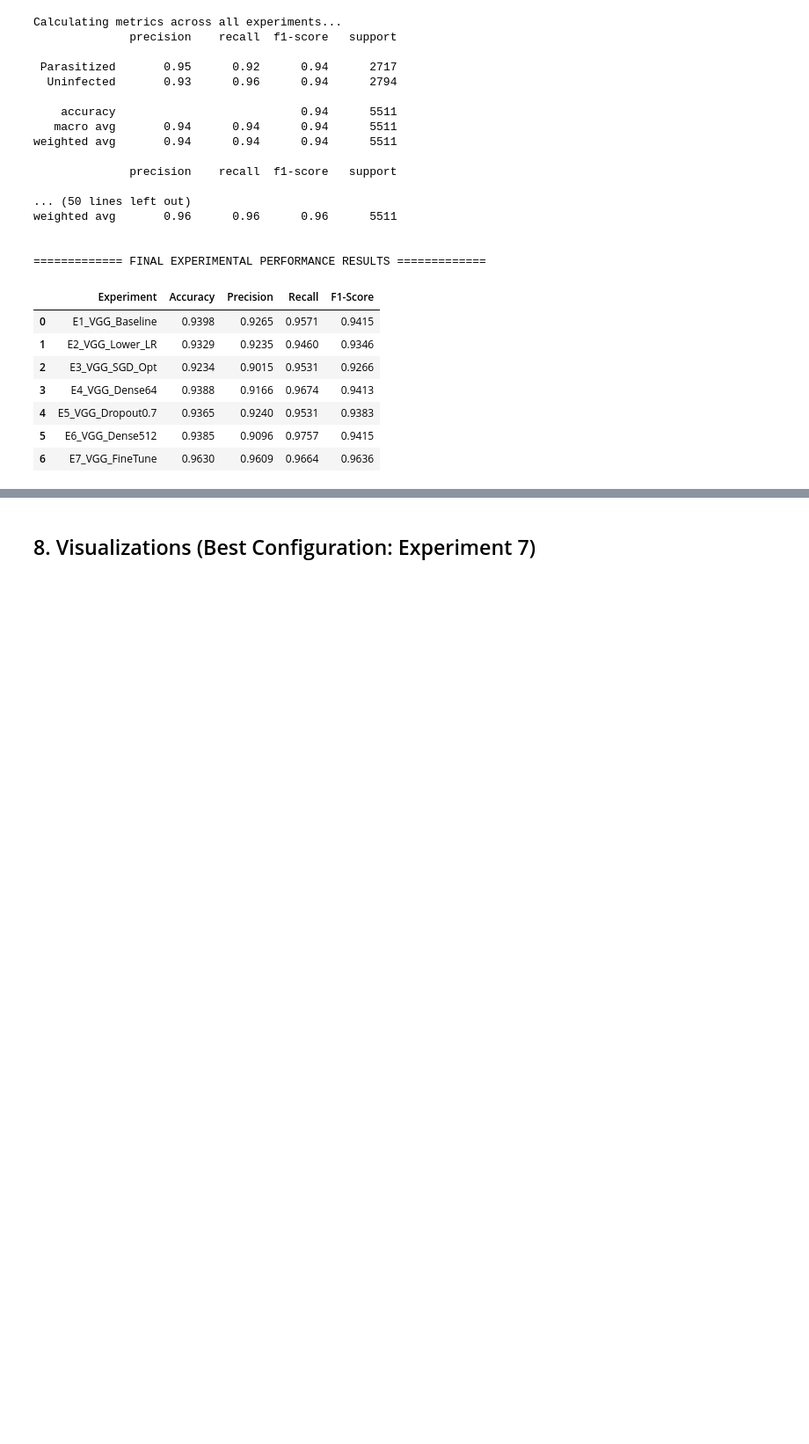
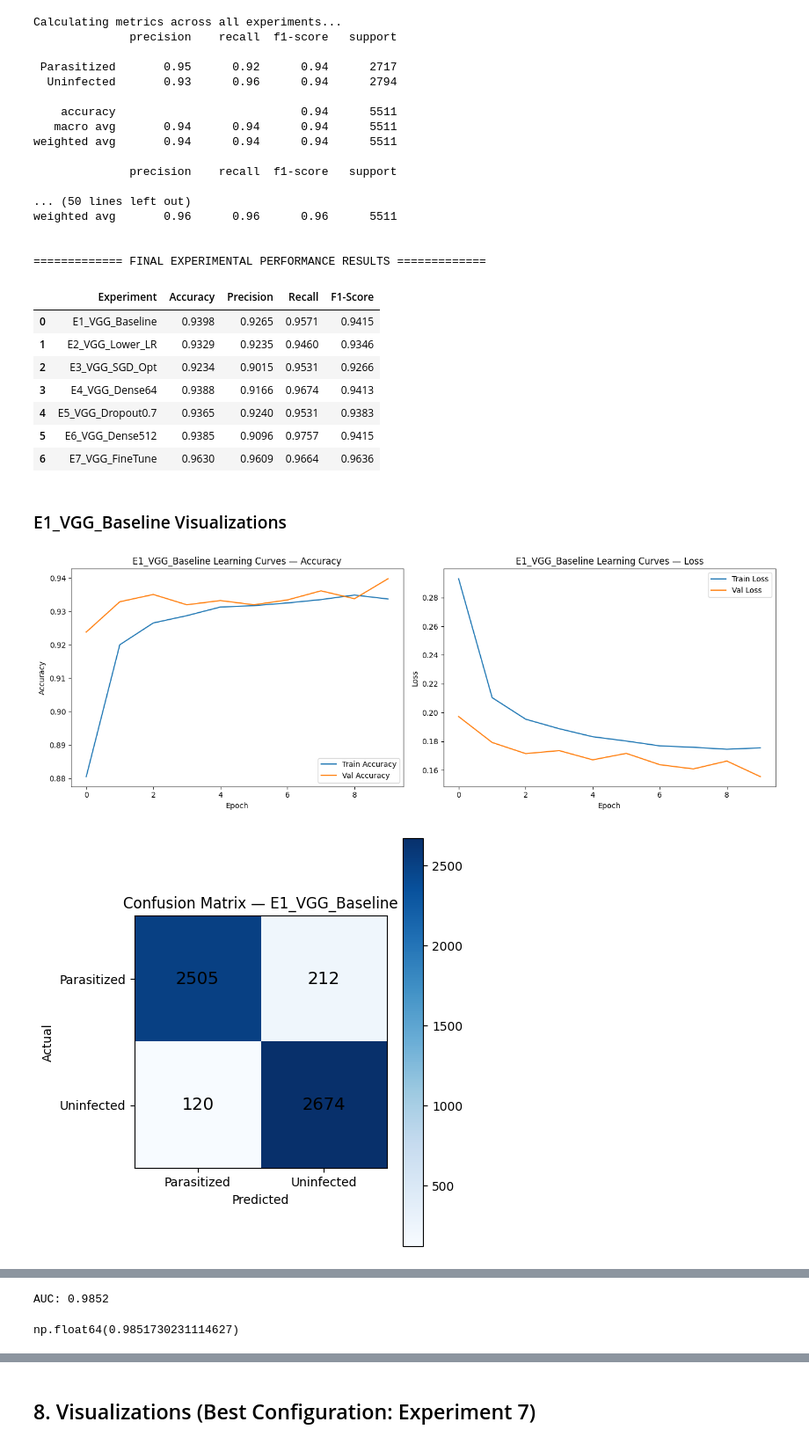
Before and after one commit to Tresorshingiro/Malaria-Diagnosis-CNN-Transfer-Learning, a Jupyter notebook: model3_vgg16.ipynb, the cells around one changed output, grey strips where cells are left out. Shown at 88% size. Drawn from its saved outputs; the diff is of its cells as text; code cells hidden in the pictures; blank space fills up the shorter version.

```diff
--- a/model3_vgg16.ipynb
+++ b/model3_vgg16.ipynb
@@ -447,3 +447,13 @@ weighted avg       0.96      0.96      0.96      5511
 | 4 | E5_VGG_Dropout0.7 | 0.9365 | 0.9240 | 0.9531 | 0.9383 |
 | 5 | E6_VGG_Dense512 | 0.9385 | 0.9096 | 0.9757 | 0.9415 |
 | 6 | E7_VGG_FineTune | 0.9630 | 0.9609 | 0.9664 | 0.9636 |
+# %% [markdown]
+### E1_VGG_Baseline Visualizations
+# %%
+plot_learning_curves(hist_vgg1, title="E1_VGG_Baseline Learning Curves")
+y_true, y_pred, y_scores = all_vgg_preds["E1_VGG_Baseline"]
+plot_confusion_matrix(y_true, y_pred, title="Confusion Matrix — E1_VGG_Baseline")
+plot_roc_curve(y_true, y_scores, title="ROC Curve — E1_VGG_Baseline")
+# %% [output]
+[figure, added]
+[figure, added]
@@ -449,0 +461,2 @@ weighted avg       0.96      0.96      0.96      5511
+AUC: 0.9852
+np.float64(0.9851730231114627)
```
Also changed, not shown: parts of 11 cells of this notebook.
